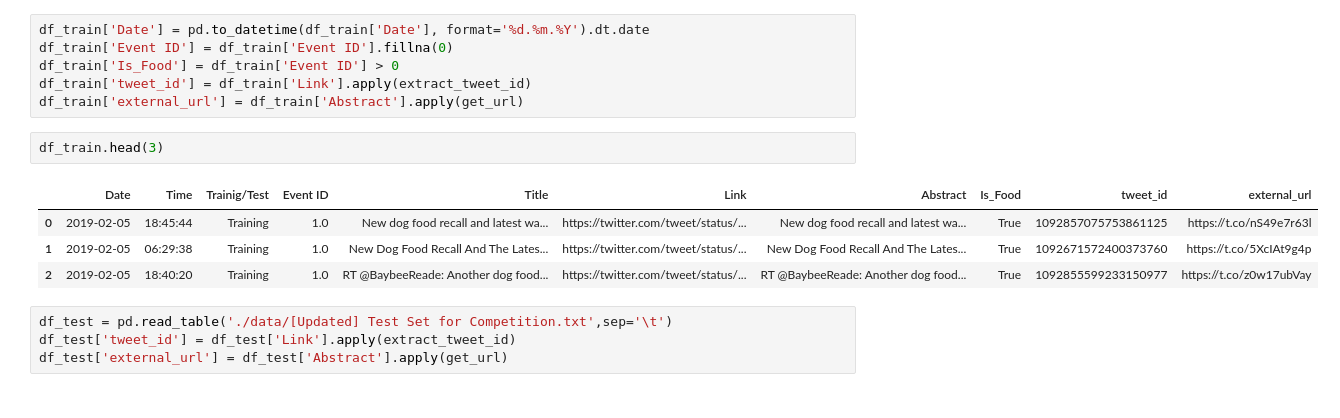
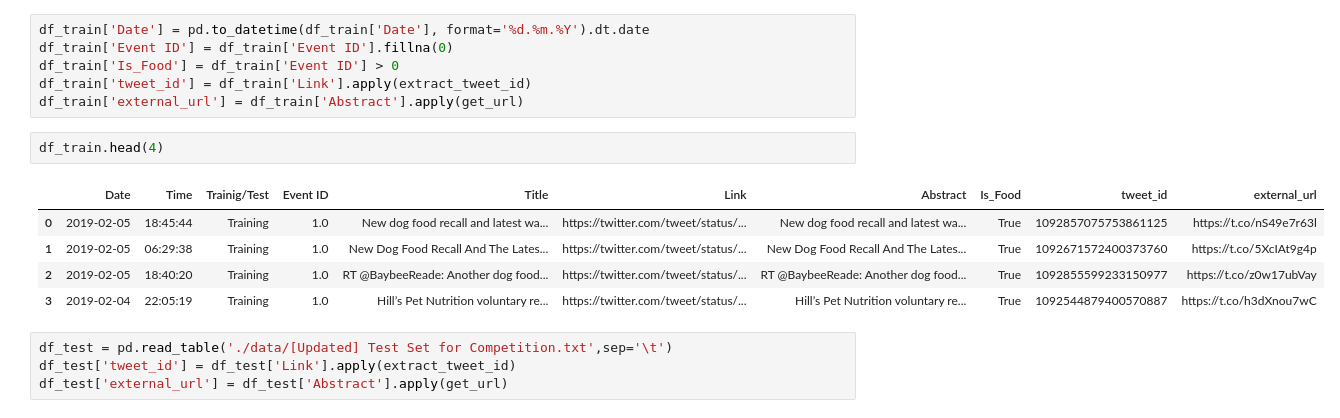
Before and after one commit to shiwang0211/future_food_challenge, a Jupyter notebook: Future_Food_Challenge.ipynb, the cells around one changed output. Drawn from its saved outputs; the diff is of its cells as text.

```diff
--- a/Data Exploration.ipynb
+++ b/Future_Food_Challenge.ipynb
@@ -66,12 +66,13 @@ df_train['Is_Food'] = df_train['Event ID'] > 0
 df_train['tweet_id'] = df_train['Link'].apply(extract_tweet_id)
 df_train['external_url'] = df_train['Abstract'].apply(get_url)
 # %%
-df_train.head(3)
+df_train.head(4)
 # %% [output]
 |  | Date | Time | Trainig/Test | Event ID | Title | Link | Abstract | Is_Food | tweet_id | external_url |
 | 0 | 2019-02-05 | 18:45:44 | Training | 1.0 | New dog food recall and latest wa... | https://twitter.com/tweet/status/... | New dog food recall and latest wa... | True | 1092857075753861125 | https://t.co/nS49e7r63l |
 | 1 | 2019-02-05 | 06:29:38 | Training | 1.0 | New Dog Food Recall And The Lates... | https://twitter.com/tweet/status/... | New Dog Food Recall And The Lates... | True | 1092671572400373760 | https://t.co/5XcIAt9g4p |
 | 2 | 2019-02-05 | 18:40:20 | Training | 1.0 | RT @BaybeeReade: Another dog food... | https://twitter.com/tweet/status/... | RT @BaybeeReade: Another dog food... | True | 1092855599233150977 | https://t.co/z0w17ubVay |
+| 3 | 2019-02-04 | 22:05:19 | Training | 1.0 | Hill’s Pet Nutrition voluntary re... | https://twitter.com/tweet/status/... | Hill’s Pet Nutrition voluntary re... | True | 1092544879400570887 | https://t.co/h3dXnou7wC |
 # %%
 df_test = pd.read_table('./data/[Updated] Test Set for Competition.txt',sep='\t')
 df_test['tweet_id'] = df_test['Link'].apply(extract_tweet_id)
```
Also changed, not shown: parts of 2 cells of this notebook, 2 other files.
